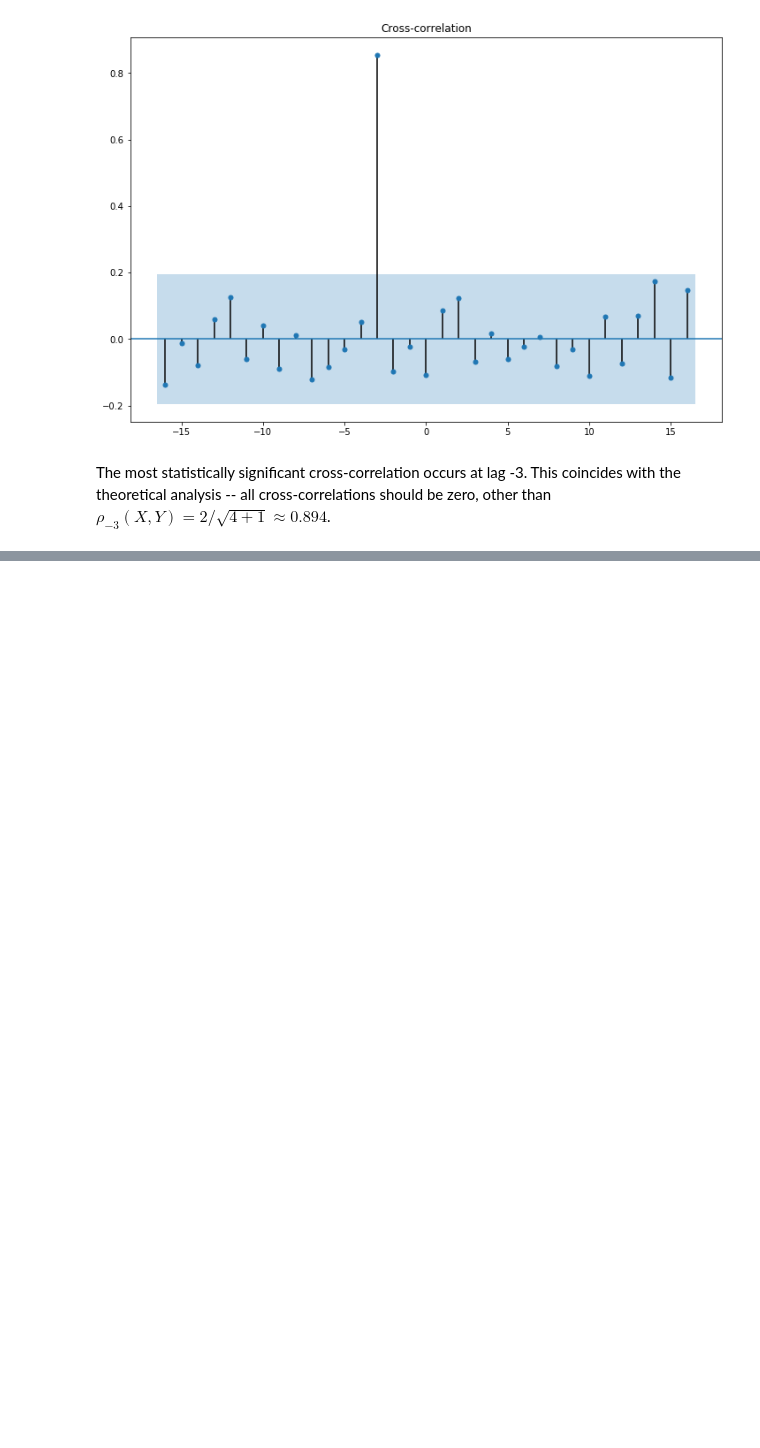
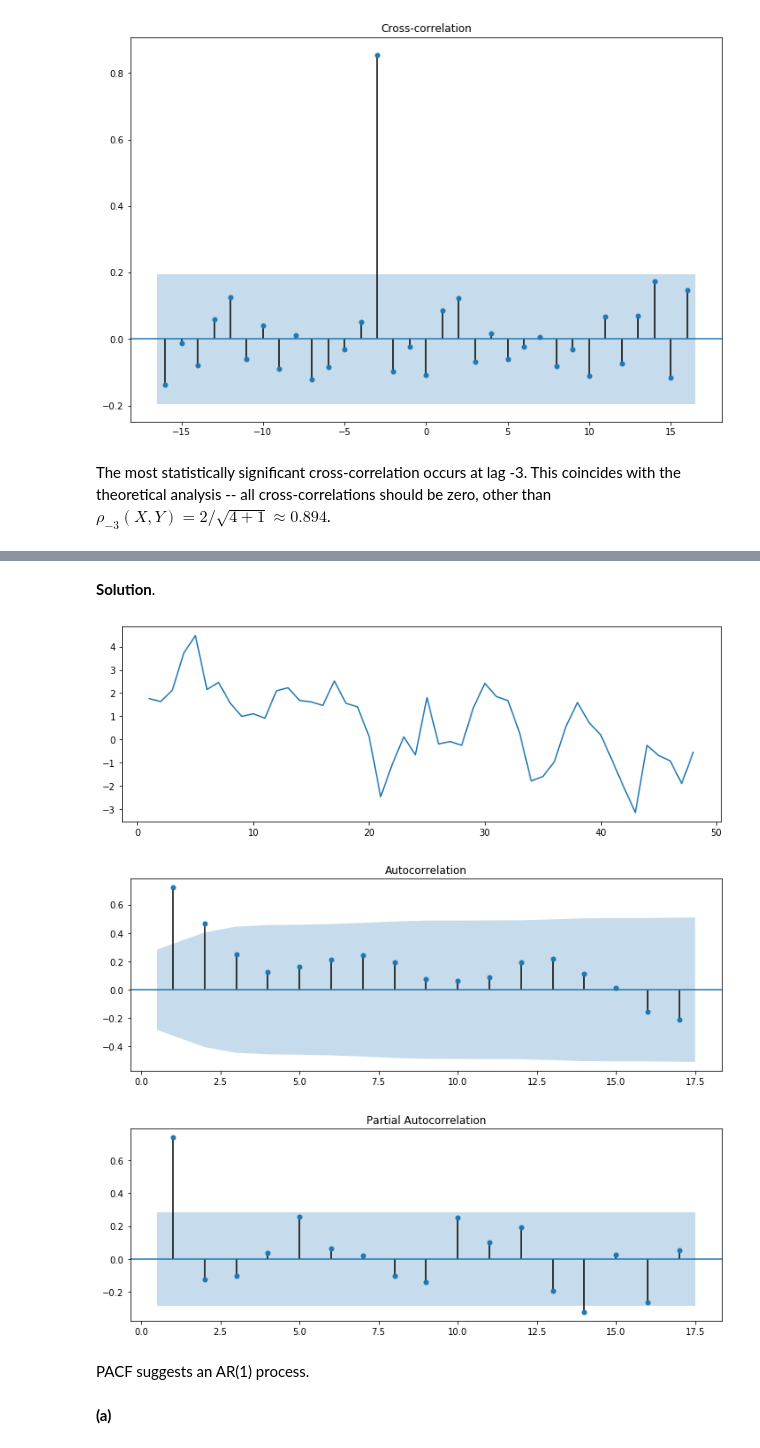
Before and after one commit to telmo-correa/time-series-analysis, a Jupyter notebook: Python/Chapter 11 (Ex 11 - 20) - Time Series Regression Models.ipynb, the cells around one changed output, grey strips where cells are left out. Cells and saved outputs as stored; diff of their text form; code cells hidden in the pictures; blank space fills up the shorter version.

```diff
--- a/Python/Chapter 11 (Ex 11 - 20) - Time Series Regression Models.ipynb
+++ b/Python/Chapter 11 (Ex 11 - 20) - Time Series Regression Models.ipynb
@@ -38,0 +91,38 @@ The most statistically significant cross-correlation occurs at lag -3.  This coi
+# %% [markdown]
+**Solution**.
+# %%
+def generate_arima(phi=[], d=0, theta=[], n=100):
+    """
+    Generates an ARIMA distribution with specified phi, d, and theta parameters.
+    """
+
+    ar = np.r_[1, -np.array(phi)]
+    ma = np.r_[1, -np.array(theta)]
+    Y = ArmaProcess(ar, ma).generate_sample(nsample=n)
+    for i in range(d):
+        Y = np.cumsum(Y)
+    return Y
+# %%
+np.random.seed(0)
+
+Y = generate_arima(phi=0.7, n=48)
+# %%
+plt.figure(figsize=(12, 4))
+plt.plot(np.arange(1, len(Y) + 1), Y)
+plt.show()
+
+plt.figure(figsize=(12, 4))
+plot_acf(Y, ax=plt.gca(), zero=False)
+plt.show()
+
+plt.figure(figsize=(12, 4))
+plot_pacf(Y, ax=plt.gca(), zero=False)
+plt.show()
+# %% [output]
+[figure, added]
+[figure, added]
+[figure, added]
+# %% [markdown]
+PACF suggests an AR(1) process.
+# %% [markdown]
+**(a)**
```
Also changed, not shown: parts of 34 cells of this notebook, 3 other files.
